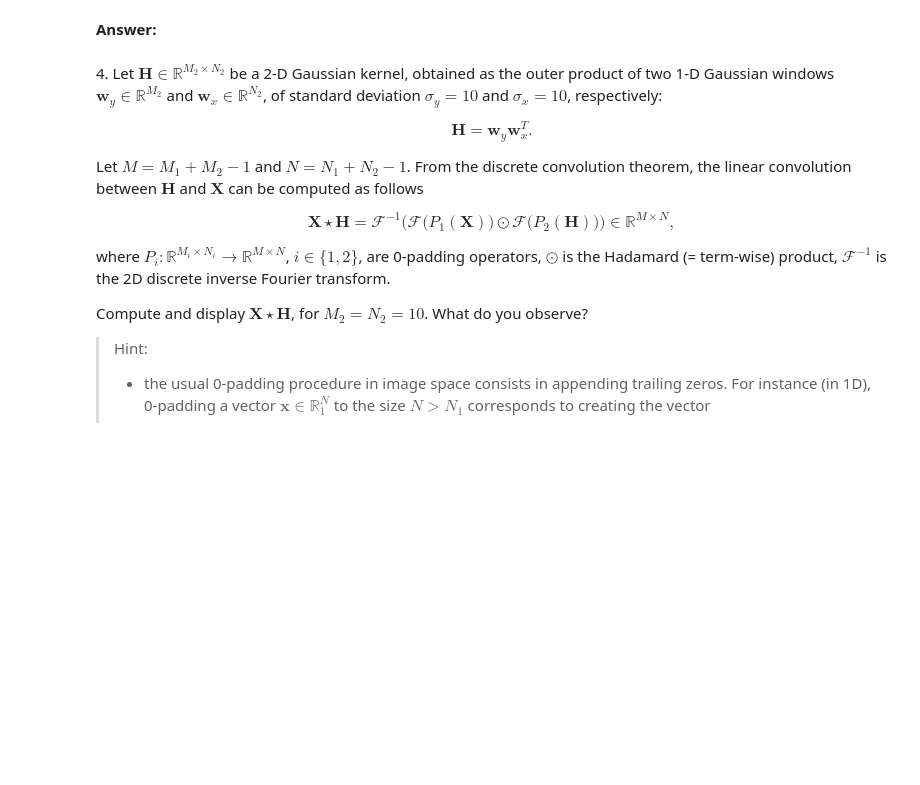
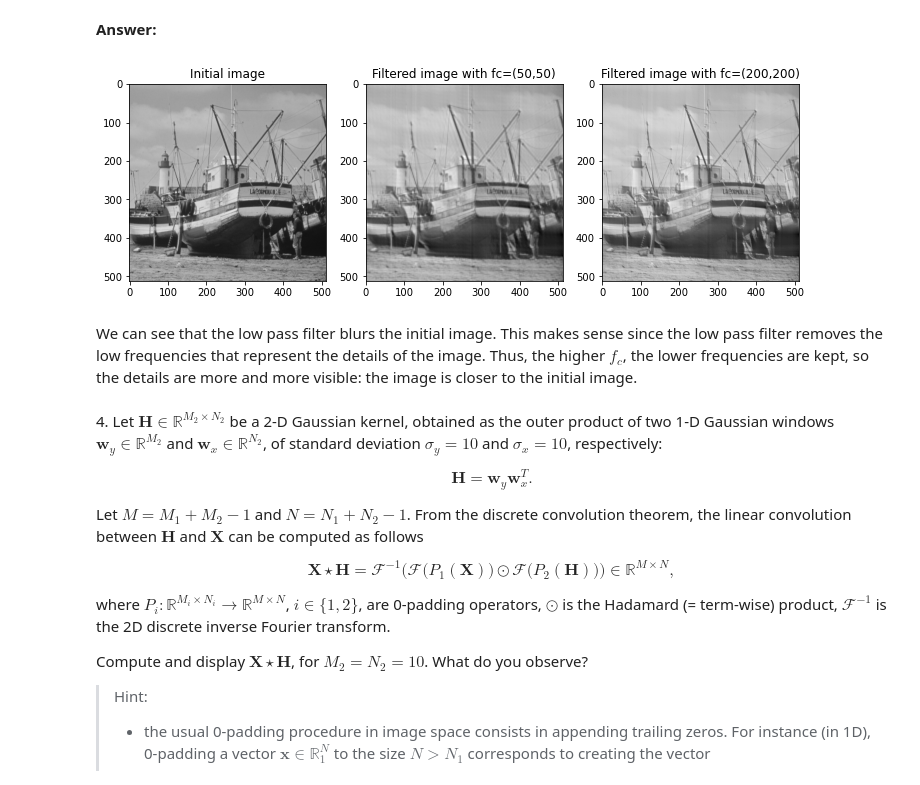
Before and after one commit to azagal952/sdi_python, a Jupyter notebook: Labs/Lab3/lab3.ipynb, the cells around one changed output. Cells and saved outputs as stored; diff of their text form; code cells hidden in the pictures; blank space fills up the shorter version.

```diff
--- a/Labs/Lab3/lab3.ipynb
+++ b/Labs/Lab3/lab3.ipynb
@@ -307,3 +302,41 @@ b) Display the filtered image for 2 different values of $\mathbf{f}_c$. What do
+# %%
+# your code
+def ideal_lowpass_filter(X,f_c):
+    """Run the image through an ideal low pass filter
+
+    Args:
+        X : the image
+        f_c (np.ndarray): the cut-off frequencies of the low pass filter
+
+    Returns:
+        np.ndarray: the convolved image
+    """
+    f_cx, f_cy =f_c
+    F = np.fft.fft2(X)
+    ##print(type(F))
+    F_filtered=np.copy(F)
+    for f_x in range(F.shape[0]):
+        for f_y in range(F.shape[1]):
+            if f_x>f_cx and f_y>f_cy:
+                F_filtered[f_x, f_y]=0
+    return np.real(np.fft.ifft2(F_filtered))
+# %%
+fig, (ax1, ax2, ax3)=plt.subplots(1,3, figsize=(12,6))
+
+im1=ax1.imshow(X)
+ax1.title.set_text('Initial image')
+
+im2=ax2.imshow(ideal_lowpass_filter(X, [50,50]), cmap='gray')
+ax2.title.set_text('Filtered image with fc=(50,50)')
+
+im3=ax3.imshow(ideal_lowpass_filter(X, [200,200]), cmap='gray')
+ax3.title.set_text('Filtered image with fc=(200,200)')
+
+plt.show()
+# %% [output]
+[figure, added]
+# %% [markdown]
+We can see that the low pass filter blurs the initial image. This makes sense since the low pass filter removes the low frequencies that represent the details of the image. Thus, the higher $f_c$, the lower frequencies are kept, so the details are more and more visible: the image is closer to the initial image.
 # %% [markdown]
 4\. Let $\mathbf{H} \in \mathbb{R}^{M_2\times N_2}$ be a 2-D Gaussian kernel, obtained as the outer product of two 1-D Gaussian windows $\mathbf{w}_y \in \mathbb{R}^{M_2}$ and $\mathbf{w}_x \in \mathbb{R}^{N_2}$, of standard deviation $\sigma_y = 10$ and $\sigma_x = 10$, respectively:
 
```
Also changed, not shown: parts of 3 cells of this notebook.
